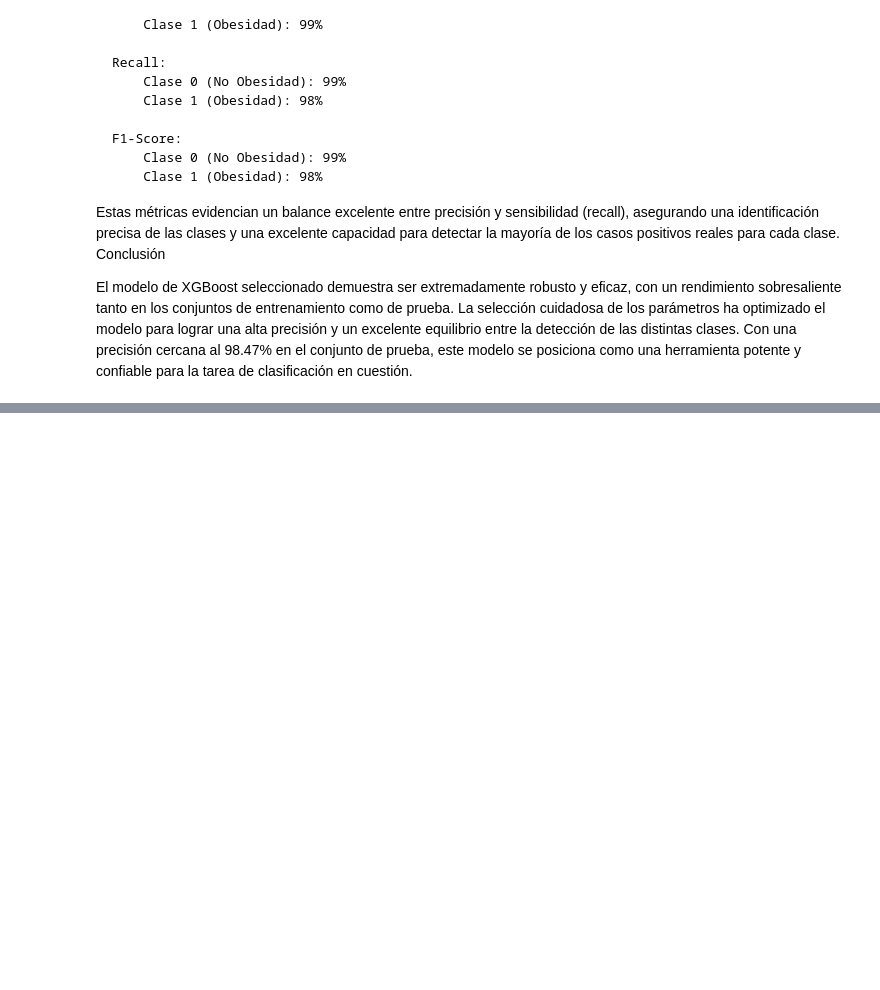
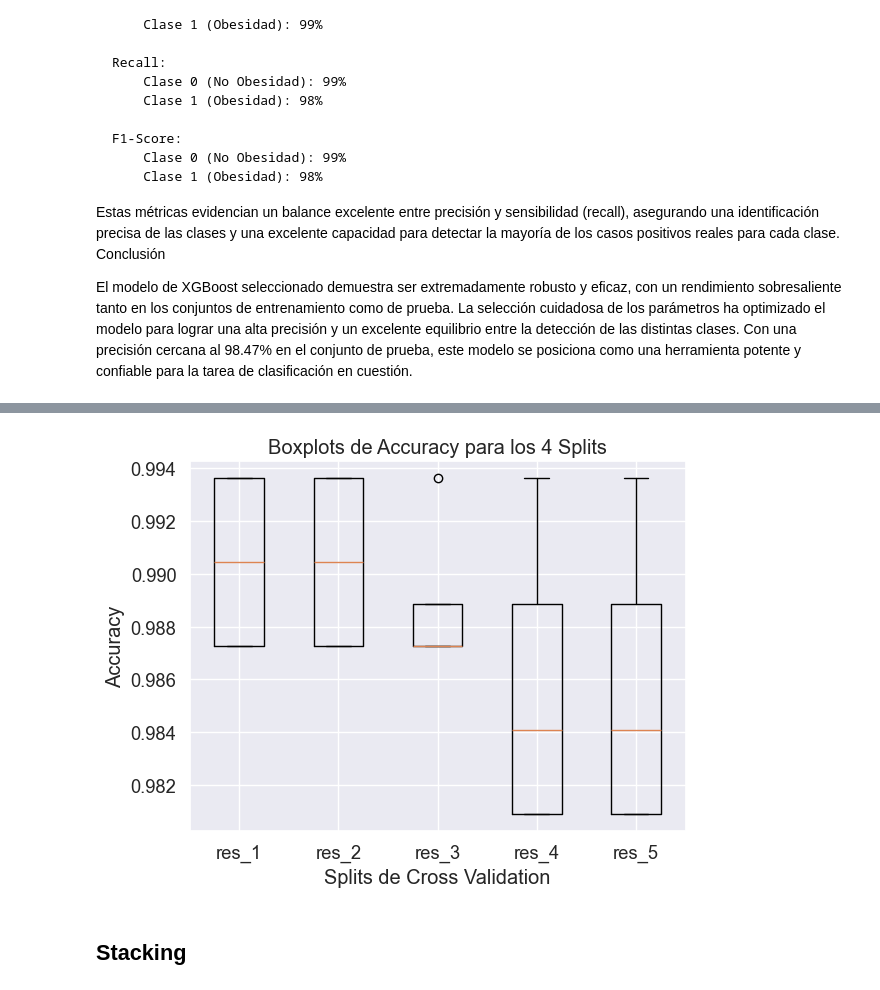
Before and after one commit to alejbormeg/MasterBigDataML-MachineLearningI, a Jupyter notebook: src/proyecto.ipynb, the cells around one changed output, grey strips where cells are left out. Cells and saved outputs as stored; diff of their text form; code cells hidden in the pictures; blank space fills up the shorter version.

```diff
--- a/src/proyecto.ipynb
+++ b/src/proyecto.ipynb
@@ -1503,0 +1707,4 @@ El modelo de XGBoost seleccionado demuestra ser extremadamente robusto y eficaz,
+# %%
+# Obtener resultados del grid search
+results = pd.DataFrame(grid_search.cv_results_)
+results.head()
@@ -1503,0 +1718,4 @@ El modelo de XGBoost seleccionado demuestra ser extremadamente robusto y eficaz,
+# %%
+# Ordenar el DataFrame por la métrica de interés (por ejemplo, accuracy)
+sorted_results = results.sort_values(by='rank_test_score', ascending=True).head(5)
+print(sorted_results)
@@ -1503,0 +1740,18 @@ El modelo de XGBoost seleccionado demuestra ser extremadamente robusto y eficaz,
+# %%
+# se selecciona el modelo candidato, y se procede a analizar su robustez a lo largo de cross validation.
+res_1 = sorted_results[['split0_test_score', 'split1_test_score','split2_test_score', 'split3_test_score']].iloc[0]
+res_2 = sorted_results[['split0_test_score', 'split1_test_score','split2_test_score', 'split3_test_score']].iloc[1]
+res_3 = sorted_results[['split0_test_score', 'split1_test_score','split2_test_score', 'split3_test_score']].iloc[2]
+res_4 = sorted_results[['split0_test_score', 'split1_test_score','split2_test_score', 'split3_test_score']].iloc[3]
+res_5 = sorted_results[['split0_test_score', 'split1_test_score','split2_test_score', 'split3_test_score']].iloc[4]
+# %%
+# Crear un boxplot para los cuatro valores de accuracy
+plt.boxplot([res_1.values,res_2.values,res_3.values,res_4.values,res_5.values], labels = ['res_1','res_2','res_3','res_4','res_5'])
+plt.title('Boxplots de Accuracy para los 4 Splits')
+plt.xlabel('Splits de Cross Validation')
+plt.ylabel('Accuracy')
+plt.show()
+# %% [output]
+[figure, added]
+# %% [markdown]
+## Stacking
```
Also changed, not shown: parts of 21 cells of this notebook.
